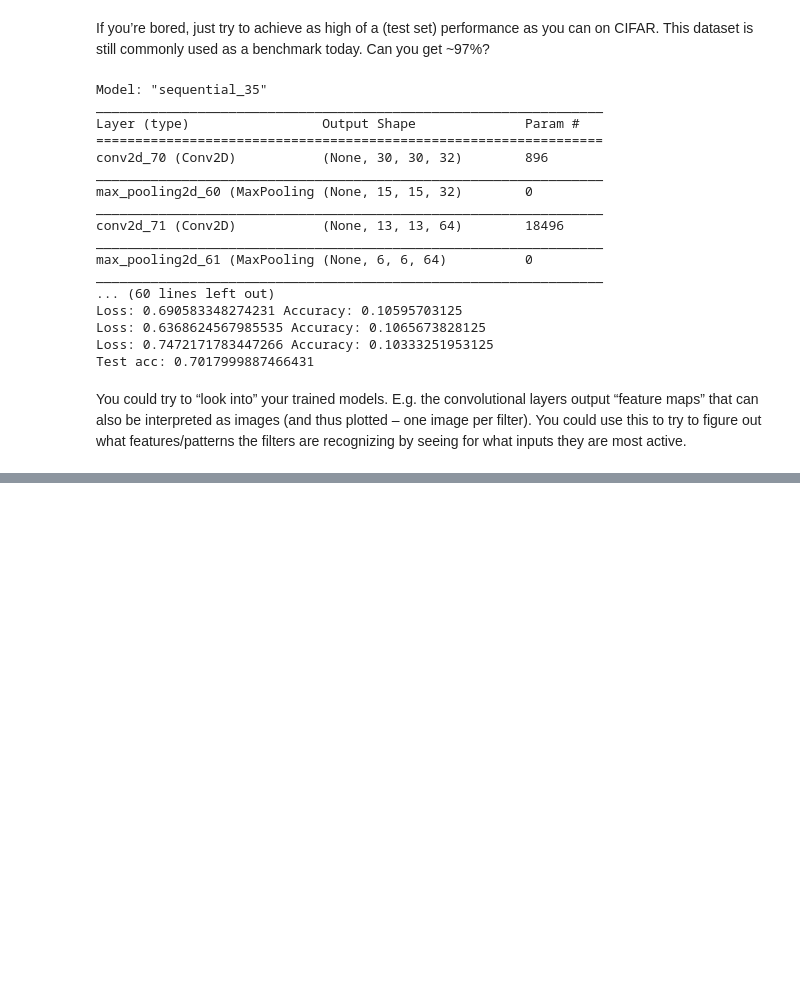
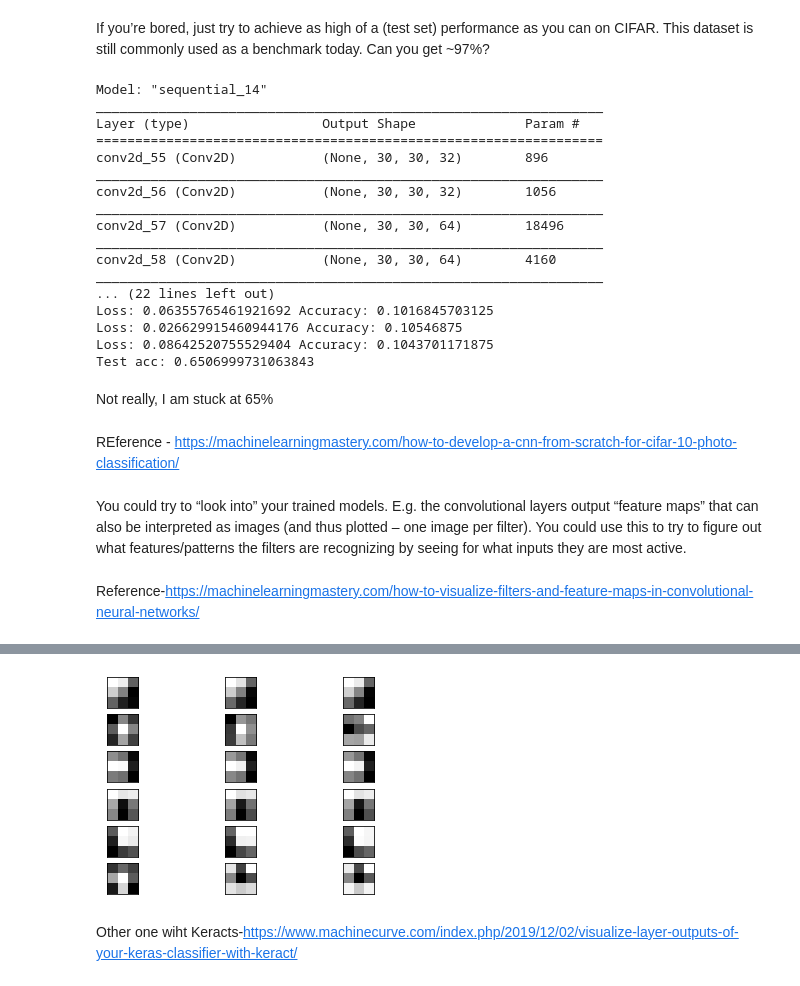
Before and after one commit to BlackCurrantDS/DeepLearning, a Jupyter notebook: IDL_Assignment_3.ipynb, the cells around one changed output, grey strips where cells are left out. Drawn from its saved outputs; the diff is of its cells as text; code cells hidden in the pictures; blank space fills up the shorter version.

```diff
--- a/IDL_Assignment_3.ipynb
+++ b/IDL_Assignment_3.ipynb
@@ -408,14 +678,18 @@ https://machinelearningmastery.com/pooling-layers-for-convolutional-neural-netwo
 If you’re bored, just try to achieve as high of a (test set) performance as you can on CIFAR. This dataset is still commonly used as a benchmark today. Can you get ~97%?
 # %%
 (train_images, train_labels), (test_images, test_labels) = datasets.cifar10.load_data()
+
+
 model = models.Sequential()
 model.add(layers.Conv2D(32, (3, 3), activation='relu', input_shape=(32, 32, 3)))
-model.add(layers.MaxPooling2D((2, 2)))
-model.add(layers.Conv2D(64, (3, 3), activation='relu'))
-model.add(layers.MaxPooling2D((2, 2)))
-model.add(layers.Conv2D(64, (3, 3), activation='relu'))
+model.add(layers.Conv2D(32,(1,1),padding='same', strides=1))
+model.add(layers.Conv2D(64, (3, 3), activation='relu', padding='same', strides=1))
+model.add(layers.Conv2D(64, (1,1),padding='same', strides=1))
+model.add(layers.Conv2D(64, (3, 3), activation='relu',  padding='same'))
 model.add(layers.Flatten())
+model.add(layers.Dense(128, activation='relu'))
 model.add(layers.Dense(64, activation='relu'))
+#model.add(layers.Dense(32, activation='relu'))
 model.add(layers.Dense(10))
 model.summary()
 # Normalize pixel values to be between 0 and 1 and reshaping for input to convol
@@ -448,9 +722,9 @@ for step, (img_batch, lbl_batch) in enumerate(data):
 
     opt.apply_gradients(zip(grads, varis))
 
-    train_acc_metric(lbl_batch, logits)
+    #train_acc_metric(lbl_batch, logits)
 
-    if not step % 100:
+    if not step % 500:
         preds = tf.argmax(logits, axis=1, output_type=tf.int32)
         acc = tf.reduce_mean(tf.cast(tf.equal(preds, lbl_batch),
                              tf.float32))
@@ -466,22 +740,55 @@ for img_batch, lbl_batch in test_data:
     test_acc_metric(lbl_batch, model(img_batch))
 print("Test acc: {}".format(test_acc_metric.result()))
 # %% [output]
-Model: "sequential_35"
+Model: "sequential_14"
 _________________________________________________________________
 Layer (type)                 Output Shape              Param #
 =================================================================
-conv2d_70 (Conv2D)           (None, 30, 30, 32)        896
+conv2d_55 (Conv2D)           (None, 30, 30, 32)        896
 _________________________________________________________________
-max_pooling2d_60 (MaxPooling (None, 15, 15, 32)        0
+conv2d_56 (Conv2D)           (None, 30, 30, 32)        1056
 _________________________________________________________________
-conv2d_71 (Conv2D)           (None, 13, 13, 64)        18496
+conv2d_57 (Conv2D)           (None, 30, 30, 64)        18496
 _________________________________________________________________
-max_pooling2d_61 (MaxPooling (None, 6, 6, 64)          0
+conv2d_58 (Conv2D)           (None, 30, 30, 64)        4160
 _________________________________________________________________
-... (60 lines left out)
-Loss: 0.690583348274231 Accuracy: 0.10595703125
-Loss: 0.6368624567985535 Accuracy: 0.1065673828125
-Loss: 0.7472171783447266 Accuracy: 0.10333251953125
-Test acc: 0.7017999887466431
+... (22 lines left out)
+Loss: 0.06355765461921692 Accuracy: 0.1016845703125
+Loss: 0.026629915460944176 Accuracy: 0.10546875
+Loss: 0.08642520755529404 Accuracy: 0.1043701171875
+Test acc: 0.6506999731063843
+# %% [markdown]
+Not really, I am stuck at 65%
+# %% [markdown]
+REference - https://machinelearningmastery.com/how-to-develop-a-cnn-from-scratch-for-cifar-10-photo-classification/
 # %% [markdown]
 You could try to “look into” your trained models. E.g. the convolutional layers output “feature maps” that can also be interpreted as images (and thus plotted – one image per filter). You could use this to try to figure out what features/patterns the filters are recognizing by seeing for what inputs they are most active.
+# %% [markdown]
+Reference-https://machinelearningmastery.com/how-to-visualize-filters-and-feature-maps-in-convolutional-neural-networks/
+# %%
+from keras.applications.vgg16 import VGG16
+from matplotlib import pyplot
+# load the model
+model = VGG16()
+# retrieve weights from the second hidden layer
+filters, biases = model.layers[1].get_weights()
+# normalize filter values to 0-1 so we can visualize them
+f_min, f_max = filters.min(), filters.max()
+filters = (filters - f_min) / (f_max - f_min)
+# plot first few filters
+n_filters, ix = 6, 1
+for i in range(n_filters):
+	# get the filter
+	f = filters[:, :, :, i]
+	# plot each channel separately
+	for j in range(3):
+		# specify subplot and turn of axis
+		ax = pyplot.subplot(n_filters, 3, ix)
+		ax.set_xticks([])
+		ax.set_yticks([])
+		# plot filter channel in grayscale
+		pyplot.imshow(f[:, :, j], cmap='gray')
+		ix += 1
+# show the figure
+pyplot.show()
+# %% [output]
@@ -487,0 +797,3 @@ You could try to “look into” your trained models. E.g. the convolutional lay
+[figure, added]
+# %% [markdown]
+Other one wiht Keracts-https://www.machinecurve.com/index.php/2019/12/02/visualize-layer-outputs-of-your-keras-classifier-with-keract/
```
Also changed, not shown: parts of 20 cells of this notebook.
